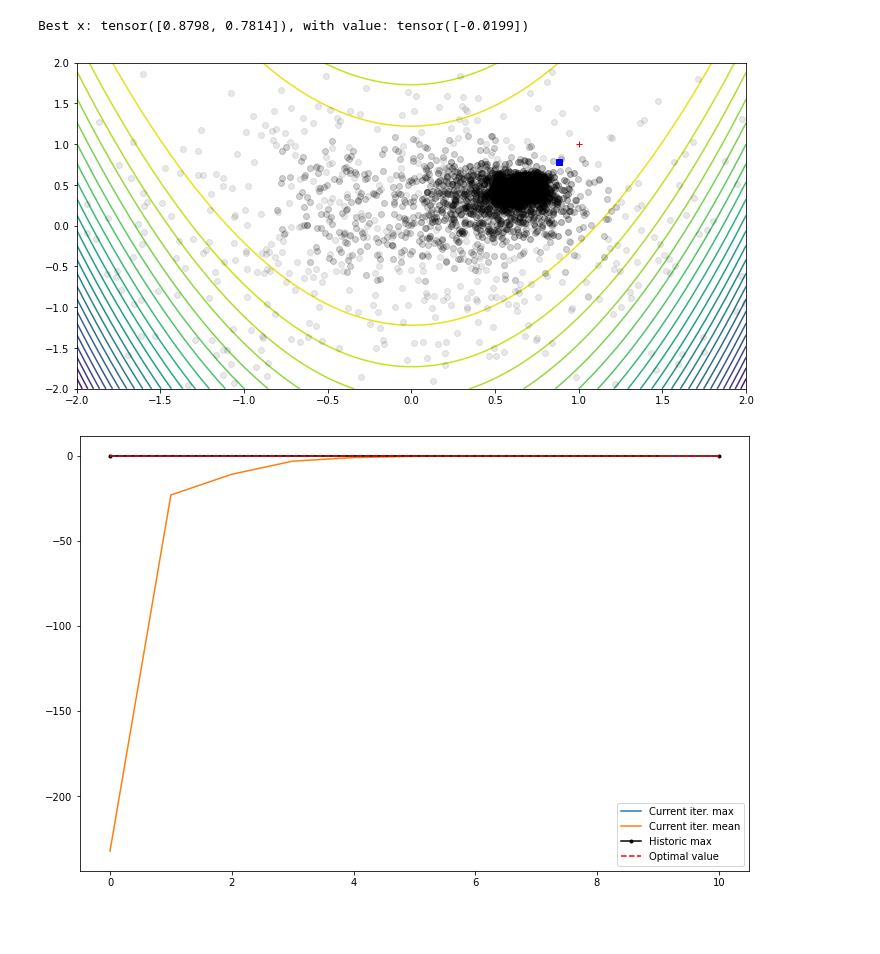
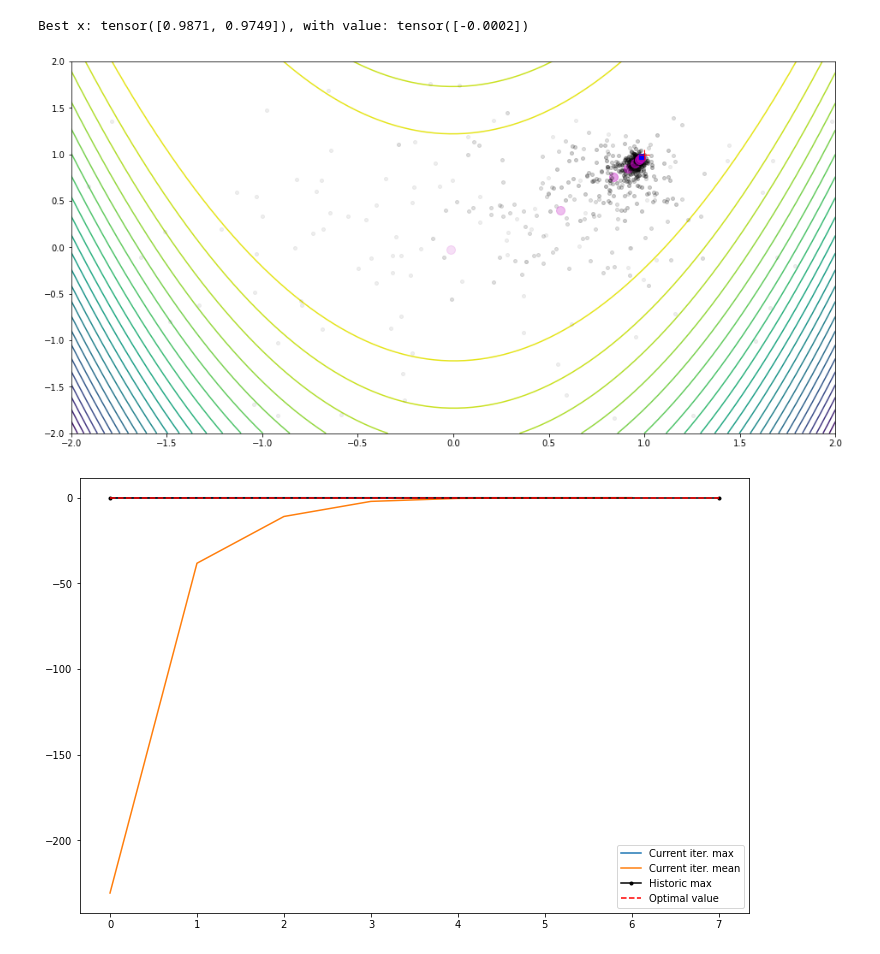
Before and after one commit to facebookresearch/mbrl-lib, a Jupyter notebook: notebooks/cem_rosenbrock_ex.ipynb, the cells around one changed output. Saved outputs shown, nothing was run; the diff lists cells and outputs as text; code cells hidden in the pictures; blank space fills up the shorter version.

Commit message:
updated CEM optimizer callback to also pass the values as input

```diff
--- a/notebooks/cem_rosenbrock_ex.ipynb
+++ b/notebooks/cem_rosenbrock_ex.ipynb
@@ -22,35 +22,37 @@ def rosenbrock_fn(x_array, a=1., b=100.):
         val += (a - x) ** 2 + b * (y - (x ** 2)) ** 2
     return -val
 # %%
-fig = plt.figure(figsize=(12, 6))
+fig = plt.figure(figsize=(16, 8))
 ax = fig.add_subplot(111)
 
 lb = [-2., -2.]
 ub = [2., 2.]
 n = 100
 x1 = np.linspace(lb[0], ub[0], n)
 x2 = np.linspace(lb[1], ub[1], n)
 x1s, x2s = np.meshgrid(x1, x2)
 x = np.stack([x1s.flatten(), x2s.flatten()]).transpose()
 z = rosenbrock_fn(x)
 z = z.reshape((n, n))
 
 ax.contour(x1s, x2s, z, levels=30)
-ax.plot(1, 1, 'r+', markersize=6)
 
-iters = 10
-def plot_population(population, it):
-    ax.plot(population[::2, 0], population[::2, 1], 'ok', alpha=(it + 1) / (iters + 1))
+iters = 7
+def plot_population(population, values, it):
+    mu_population = population.mean(0)
+    ax.plot(population[::10,0], population[::10,1], 'ok', alpha=(it + 1) / (iters + 1) / 2, markersize=4)
+    ax.plot(mu_population[0], mu_population[1], 'om', alpha=(it + 1) / (iters + 1), markersize=10)
 
-cem = planning.CEMOptimizer(iters, 0.05, 1000, lb, ub, 0.1, torch.device("cpu"))
+cem = planning.CEMOptimizer(iters, 0.01, 1000, lb, ub, 0.1, torch.device("cpu"))
 best, history = cem.optimize(rosenbrock_fn, (2,), callback=plot_population)
 best_value = rosenbrock_fn(best.reshape((1, -1)))
 print(f"Best x: {best}, with value: {best_value}")
-plt.plot(best[0], best[1], 'bs')
+ax.plot(best[0], best[1], 'bs')
+ax.plot(1, 1, 'r+', markersize=12)
 plt.show()
 # %% [output]
-Best x: tensor([0.8798, 0.7814]), with value: tensor([-0.0199])
+Best x: tensor([0.9871, 0.9749]), with value: tensor([-0.0002])
-[figure, old version]
+[figure, new version]
 # %%
 plt.figure(figsize=(12, 8))
 plt.plot(history["value_maxs"])
@@ -60,4 +62,4 @@ plt.plot([0, iters], [0, 0], 'r--')
 plt.legend(["Current iter. max", "Current iter. mean", "Historic max", "Optimal value"])
 plt.show()
 # %% [output]
-[figure, old version]
+[figure, new version]
```
Also changed, not shown: 2 other files.
